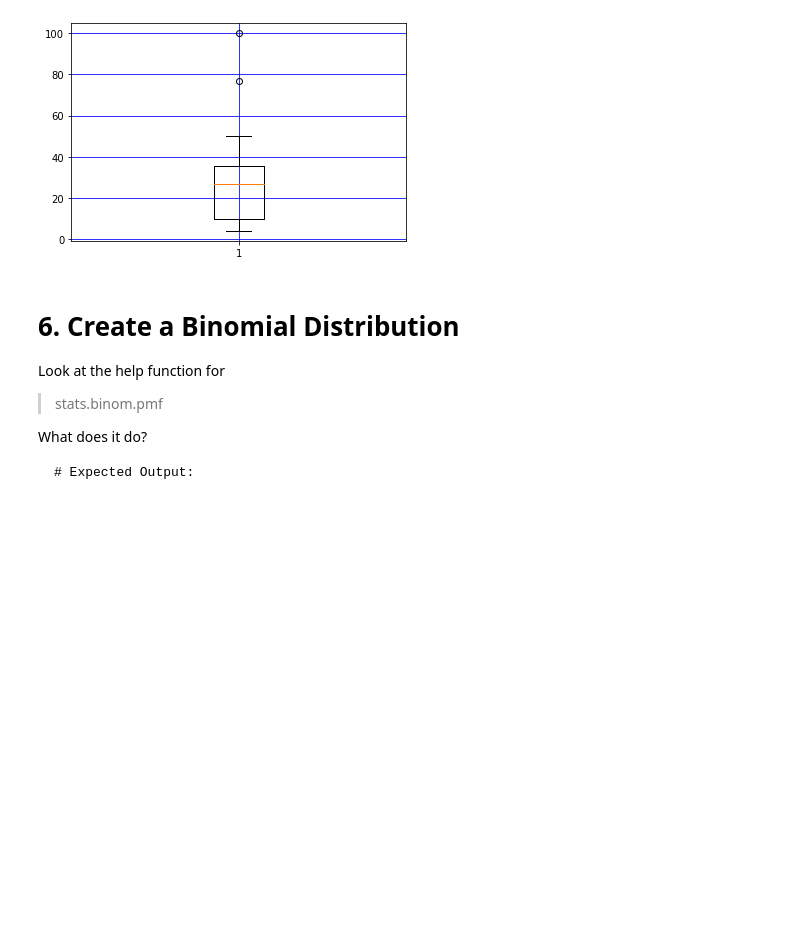
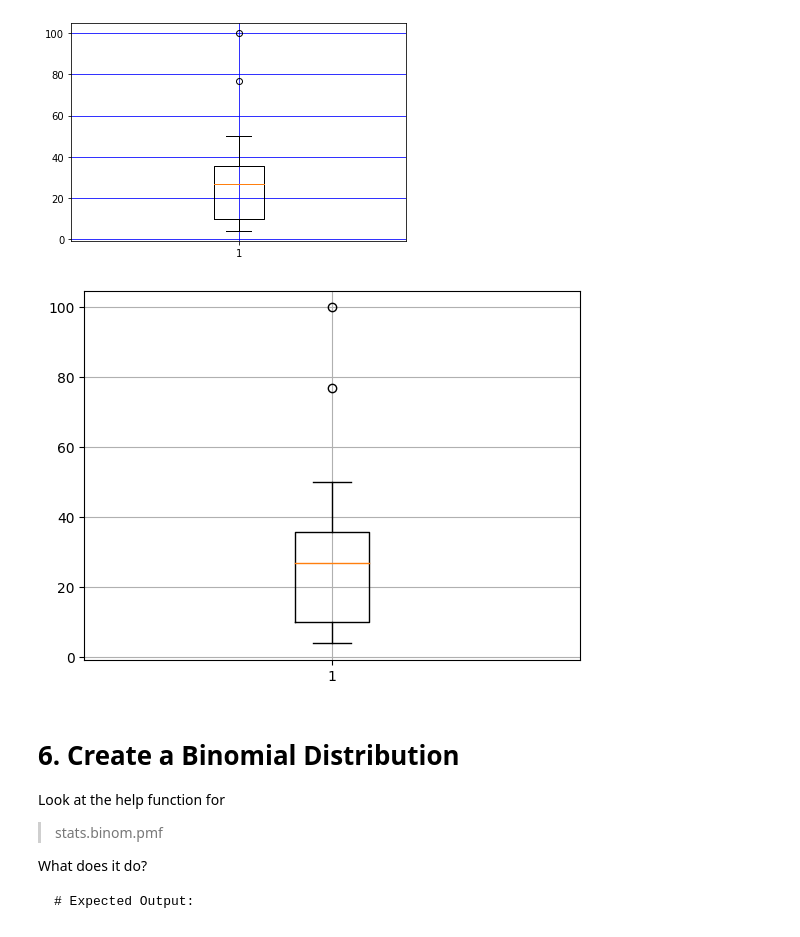
Before and after one commit to sameerhingoro/IOD, a Jupyter notebook: IOD_Lab_1_2_3_Statistics.ipynb, the cells around one changed output. Drawn from its saved outputs; the diff is of its cells as text; code cells hidden in the pictures; blank space fills up the shorter version.

```diff
--- a/IOD_Lab_1_2_3_Statistics.ipynb
+++ b/IOD_Lab_1_2_3_Statistics.ipynb
@@ -124,3 +122,9 @@ observations = [21,22,23,4,5,6,77,8,9,10,31,32,33,34,35,36,37,18,49,50,100,10,32
+# %%
+plt.boxplot(observations)
+plt.grid()
+plt.show();
+# %% [output]
+[figure, added]
 # %% [markdown]
 # 6. Create a Binomial Distribution
 
```
Also changed, not shown: parts of 1 cell of this notebook.
